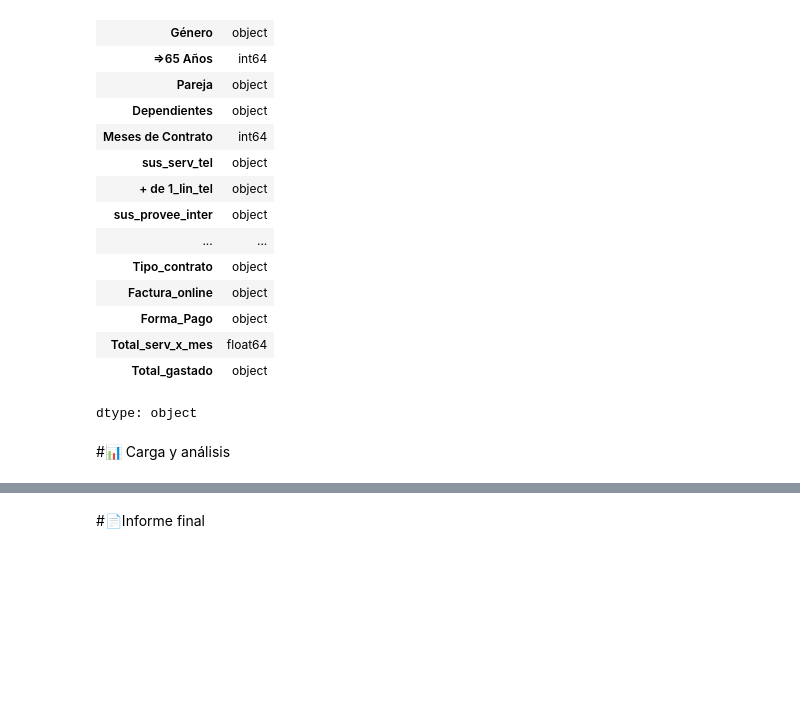
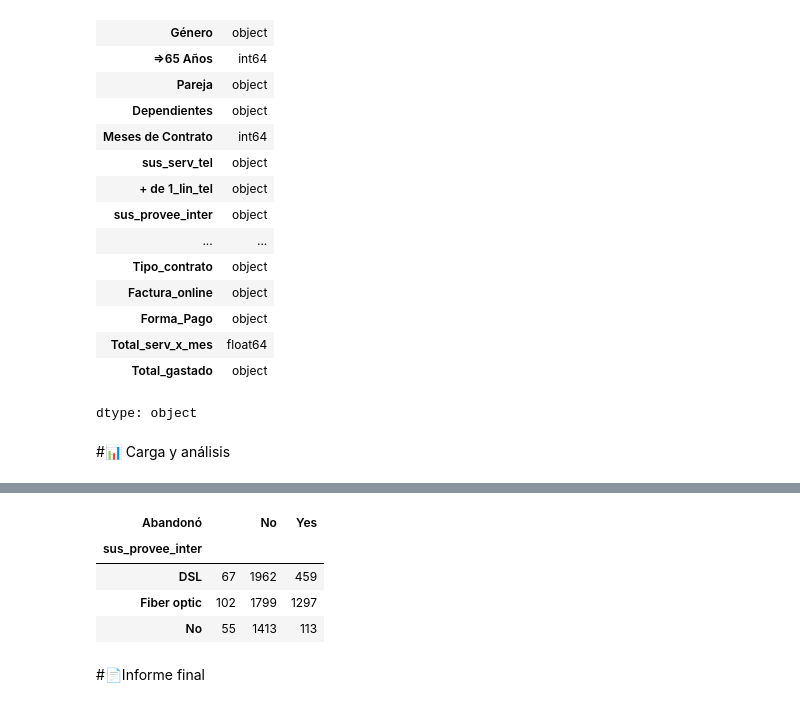
Before and after one commit to Charlymanuk/DESAFIO-TELECOM, a Jupyter notebook: TelecomX_LATAM.ipynb, the cells around one changed output, grey strips where cells are left out. Cells and saved outputs as stored; diff of their text form; code cells hidden in the pictures; blank space fills up the shorter version.

```diff
--- a/TelecomX_LATAM.ipynb
+++ b/TelecomX_LATAM.ipynb
@@ -68,3 +68,11 @@ df_renombrado.head()
 | 3 | 0011-IGKFF | Yes | Male | 1 | Yes | No | 13 | Yes | ... |
 | 4 | 0013-EXCHZ | Yes | Female | 1 | Yes | No | 3 | Yes | ... |
 5 rows × 21 columns
+# %%
+df_renombrado['Abandonó'] = (
+    df_renombrado['Abandonó']
+    .str.strip()
+    .str.capitalize()
+)
+
+df_renombrado['Abandonó'].unique()
@@ -70,0 +81,9 @@ df_renombrado.head()
+# %%
+df_renombrado['Abandonó'] = (
+    df_renombrado['Abandonó']
+    .str.strip()
+    .replace('', pd.NA)
+)
+# %%
+df_renombrado = df_renombrado.dropna(subset=['Abandonó'])
+df_renombrado['Abandonó'].unique()
@@ -118,2 +156,14 @@ array(['Female', 'Male'], dtype=object)
+# %%
+#ABANDONO SEGÚN TIPO DE INTERNET
+pd.crosstab(
+    df_renombrado['sus_provee_inter'],
+    df_renombrado['Abandonó']
+)
+# %% [output]
+| Abandonó |  | No | Yes |
+| sus_provee_inter |  |  |  |
+| DSL | 67 | 1962 | 459 |
+| Fiber optic | 102 | 1799 | 1297 |
+| No | 55 | 1413 | 113 |
 # %% [markdown]
 #📄Informe final
```
Also changed, not shown: parts of 5 cells of this notebook.
